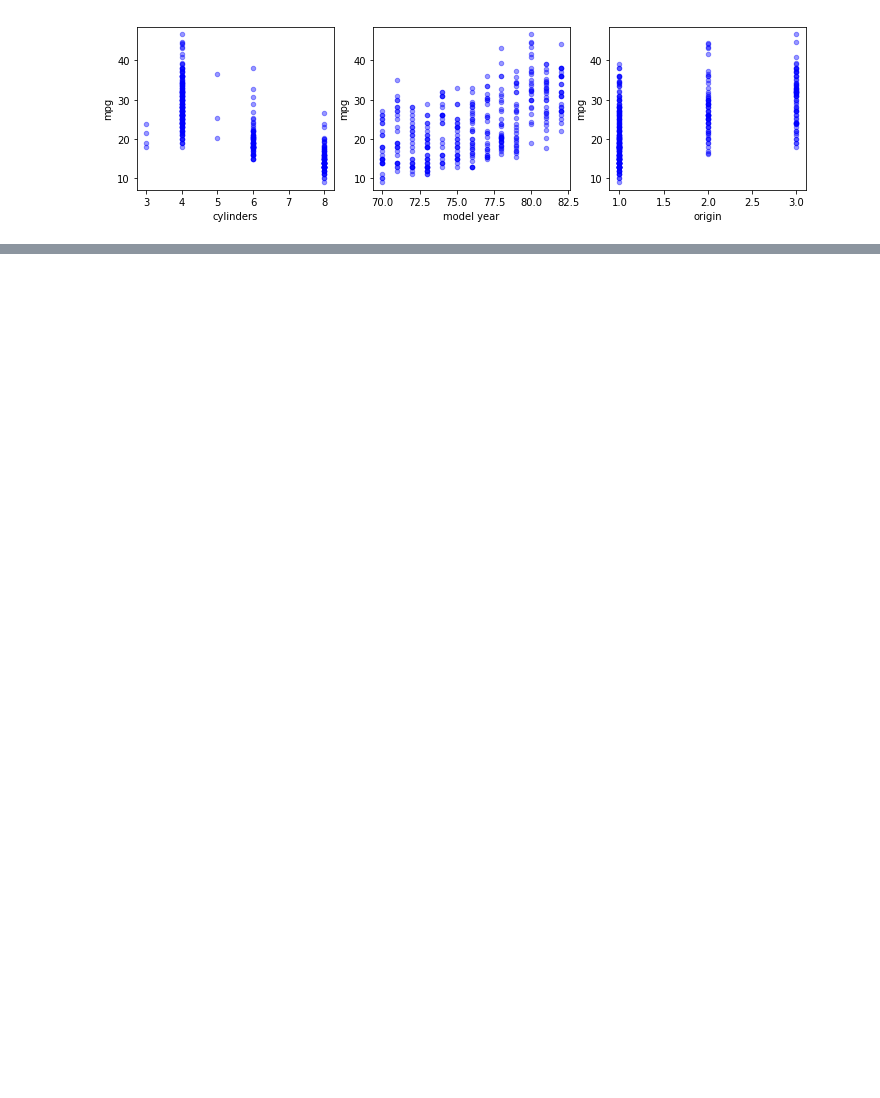
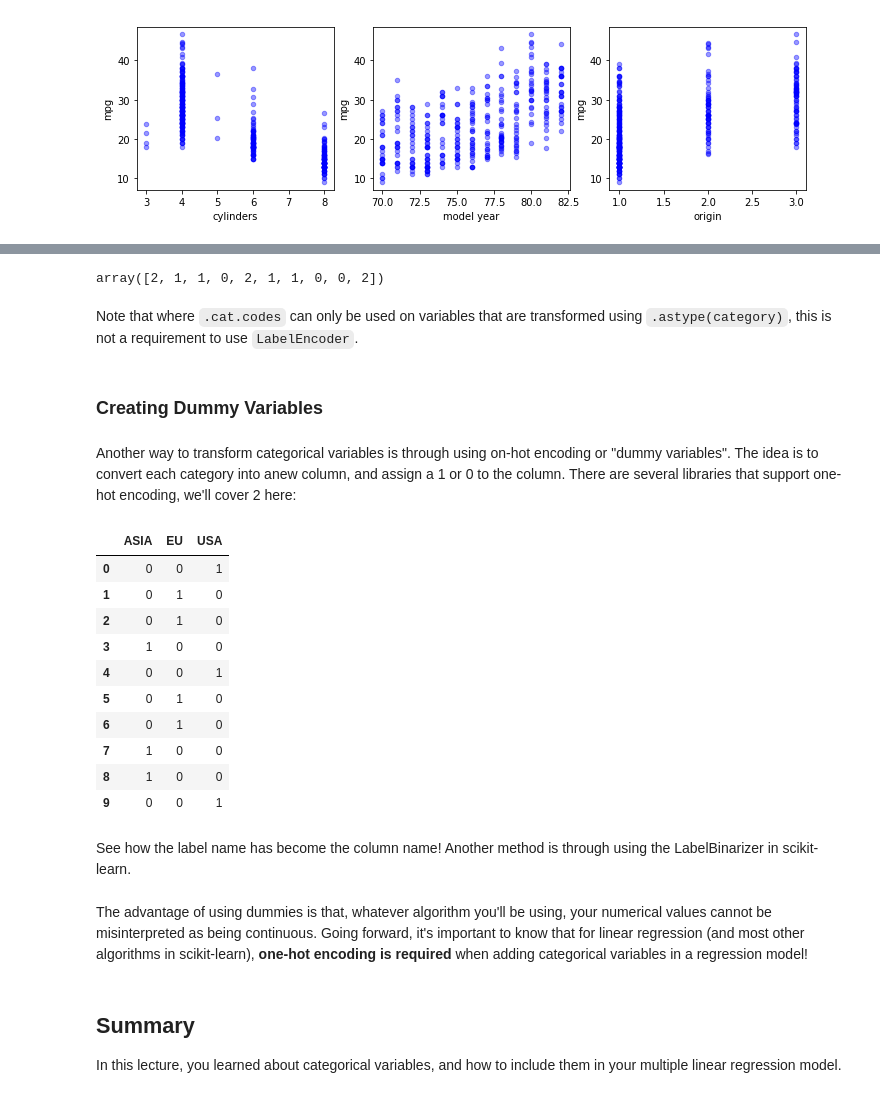
Before and after one commit to learn-co-curriculum/dsc-categorical-variables-regression, a Jupyter notebook: index.ipynb, the cells around one changed output, grey strips where cells are left out. Cells and saved outputs as stored; diff of their text form; code cells hidden in the pictures; blank space fills up the shorter version.

Commit message:
lecture done

```diff
--- a/index.ipynb
+++ b/index.ipynb
@@ -169,0 +114,3 @@ Summary goes here
+# %%
+origin = ["USA", "EU", "EU", "ASIA","USA", "EU", "EU", "ASIA", "ASIA", "USA"]
+origin_series = pd.Series(origin)
@@ -169,0 +121,3 @@ Summary goes here
+# %%
+cat_origin = origin_series.astype('category')
+cat_origin
@@ -169,0 +164,26 @@ Summary goes here
+# %%
+origin_encoded
+# %% [output]
+array([2, 1, 1, 0, 2, 1, 1, 0, 0, 2])
+# %% [markdown]
+Note that where `.cat.codes` can only be used on variables that are transformed using `.astype(category)`, this is not a requirement to use `LabelEncoder`.
+# %% [markdown]
+### Creating Dummy Variables
+# %% [markdown]
+Another way to transform categorical variables is through using on-hot encoding or "dummy variables". The idea is to convert each category into anew column, and assign a 1 or 0 to the column. There are several libraries that support one-hot encoding, we'll cover 2 here:
+# %%
+pd.get_dummies(cat_origin)
+# %% [output]
+|  | ASIA | EU | USA |
+| 0 | 0 | 0 | 1 |
+| 1 | 0 | 1 | 0 |
+| 2 | 0 | 1 | 0 |
+| 3 | 1 | 0 | 0 |
+| 4 | 0 | 0 | 1 |
+| 5 | 0 | 1 | 0 |
+| 6 | 0 | 1 | 0 |
+| 7 | 1 | 0 | 0 |
+| 8 | 1 | 0 | 0 |
+| 9 | 0 | 0 | 1 |
+# %% [markdown]
+See how the label name has become the column name! Another method is through using the LabelBinarizer in scikit-learn.
@@ -169,0 +197,5 @@ Summary goes here
+# %% [markdown]
+The advantage of using dummies is that, whatever algorithm you'll be using, your numerical values cannot be misinterpreted as being continuous. Going forward, it's important to know that for linear regression (and most other algorithms in scikit-learn), **one-hot encoding is required** when adding categorical variables in a regression model!
+# %% [markdown]
+## Summary
+In this lecture, you learned about categorical variables, and how to include them in your multiple linear regression model.
```
Also changed, not shown: parts of 36 cells of this notebook, 2 other files.
